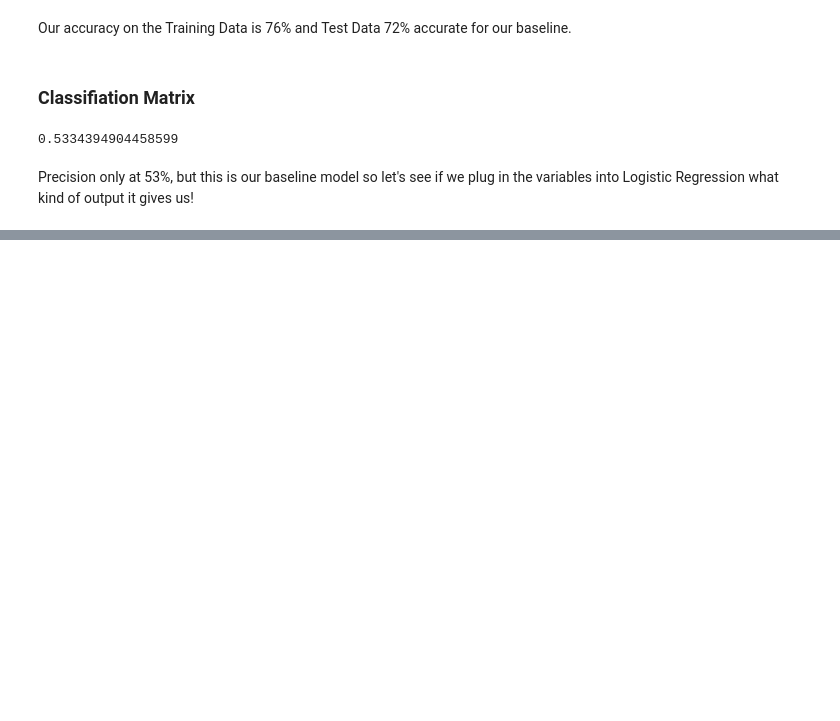
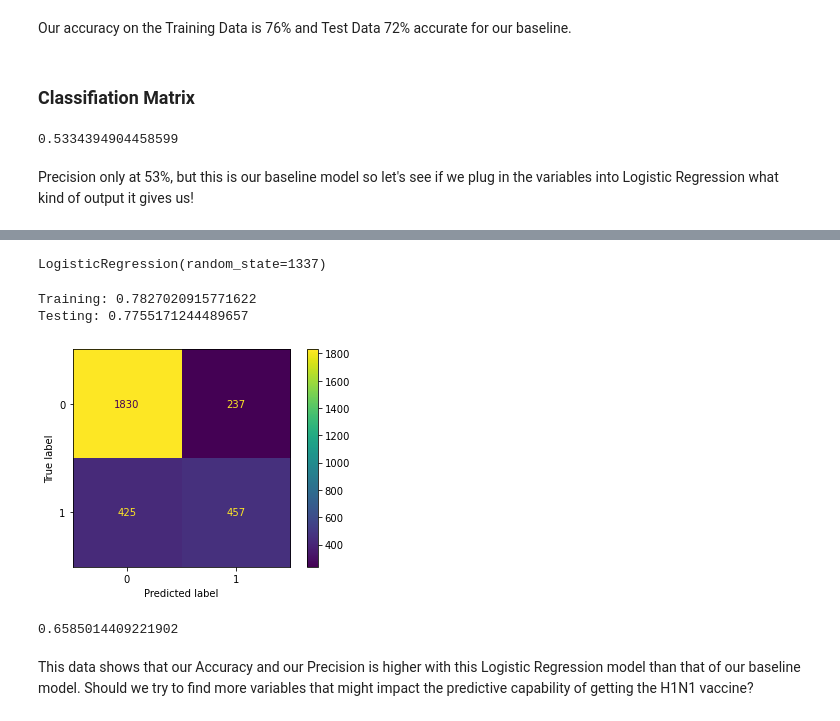
Before and after one commit to mahumabid/H1N1-vaccination-campaign, a Jupyter notebook: virus3.nb.ipynb, the cells around one changed output, grey strips where cells are left out. Drawn from its saved outputs; the diff is of its cells as text; code cells hidden in the pictures; blank space fills up the shorter version.

Commit message:
Finished Second Model

```diff
--- a/virus3.nb.ipynb
+++ b/virus3.nb.ipynb
@@ -1034,0 +1037,4 @@ Precision only at 53%, but this is our baseline model so let's see if we plug in
+# %%
+# Using the Train Data
+X_train_model_1 = X_train_clean[['doctor_recc_h1n1', 'opinion_h1n1_risk']]
+y_train_model_1 = y_train
@@ -1034,0 +1053,3 @@ Precision only at 53%, but this is our baseline model so let's see if we plug in
+# %%
+# Using the Test Data
+X_test_model_1 = X_test_clean[['doctor_recc_h1n1', 'opinion_h1n1_risk']]
@@ -1034,0 +1068,23 @@ Precision only at 53%, but this is our baseline model so let's see if we plug in
+# %%
+logreg = LogisticRegression(random_state=1337)
+# %%
+logreg.fit(X_train_model_1, y_train)
+# %% [output]
+LogisticRegression(random_state=1337)
+# %%
+# Accuracy on Training Data and Test Data
+print('Training:', logreg.score(X_train_model_1, y_train))
+print('Testing:', logreg.score(X_test_model_1, y_test))
+# %% [output]
+Training: 0.7827020915771622
+Testing: 0.7755171244489657
+# %%
+y_pred_2 = logreg.predict(X_test_model_1)
+cm_2 = confusion_matrix(y_test, y_pred_2)
+cm_2
+disp1 = ConfusionMatrixDisplay(confusion_matrix = cm_2, display_labels=logreg.classes_)
+disp1.plot()
+plt.show()
+disp1.figure_.savefig('logreg1.png', dpi=300)
+# %% [output]
+[figure, added]
@@ -1034,0 +1096,9 @@ Precision only at 53%, but this is our baseline model so let's see if we plug in
+# %%
+# Precision, how many of the model's predictions were correct?
+prec_2 = tp_2 / (tp_2 + fp_2)
+print(prec_2)
+# %% [output]
+0.6585014409221902
+# %% [markdown]
+This data shows that our Accuracy and our Precision is higher with this Logistic Regression model than that of our baseline model.
+Should we try to find more variables that might impact the predictive capability of getting the H1N1 vaccine?
```
Also changed, not shown: parts of 4 cells of this notebook.
